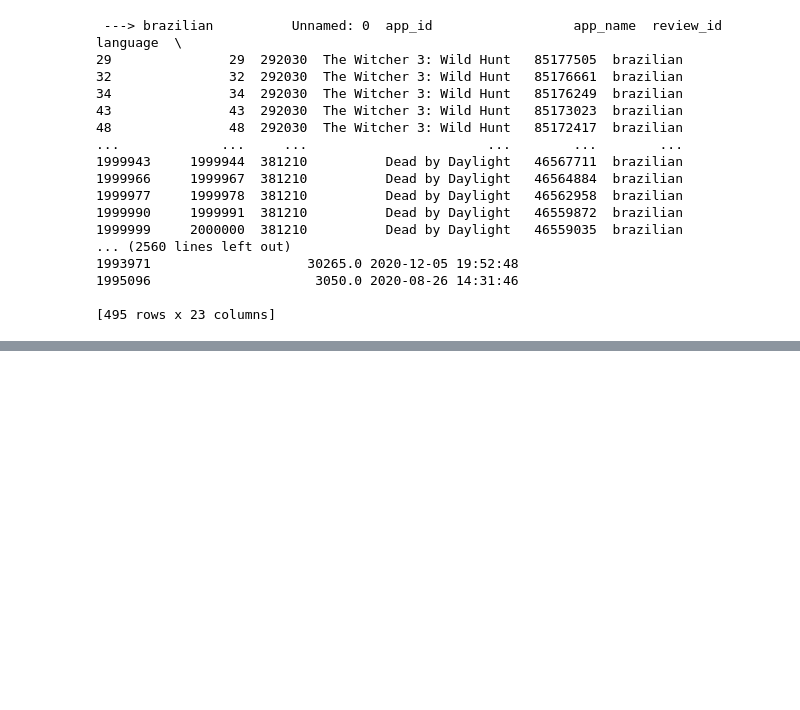
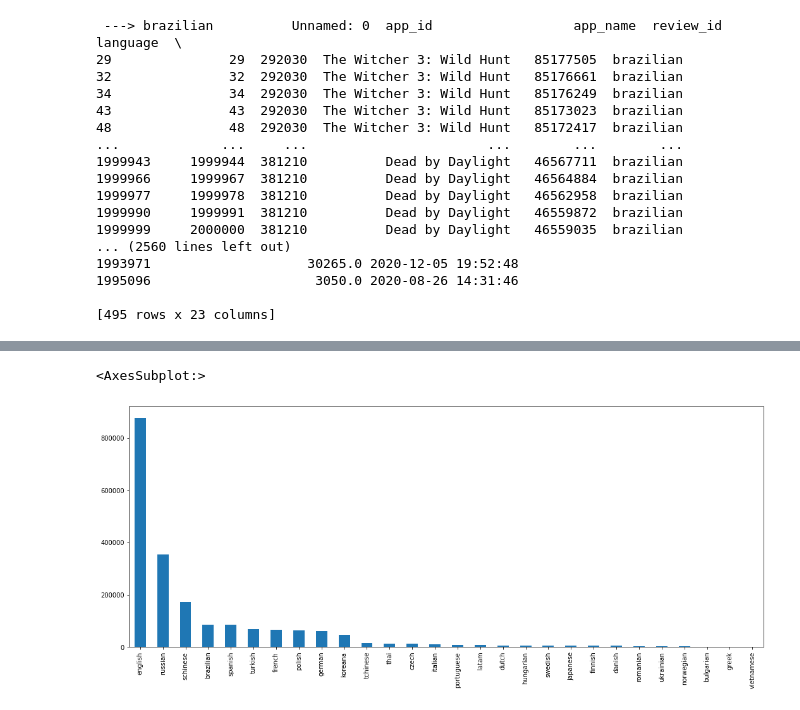
Before and after one commit to Parsa33033/ADM-LAB, a Jupyter notebook: lab3/ADM Lab 3 - Visualization.ipynb, the cells around one changed output, grey strips where cells are left out. Cells and saved outputs as stored; diff of their text form; code cells hidden in the pictures; blank space fills up the shorter version.

```diff
--- a/lab3/ADM Lab 3 - Visualization.ipynb
+++ b/lab3/ADM Lab 3 - Visualization.ipynb
@@ -194,0 +295,5 @@ for language, frame in dataset.groupby('language'):
+# %%
+dataset['language'].value_counts().plot.bar(figsize = (18, 7))
+# %% [output]
+<AxesSubplot:>
+[figure, added]
```
Also changed, not shown: parts of 15 cells of this notebook.
